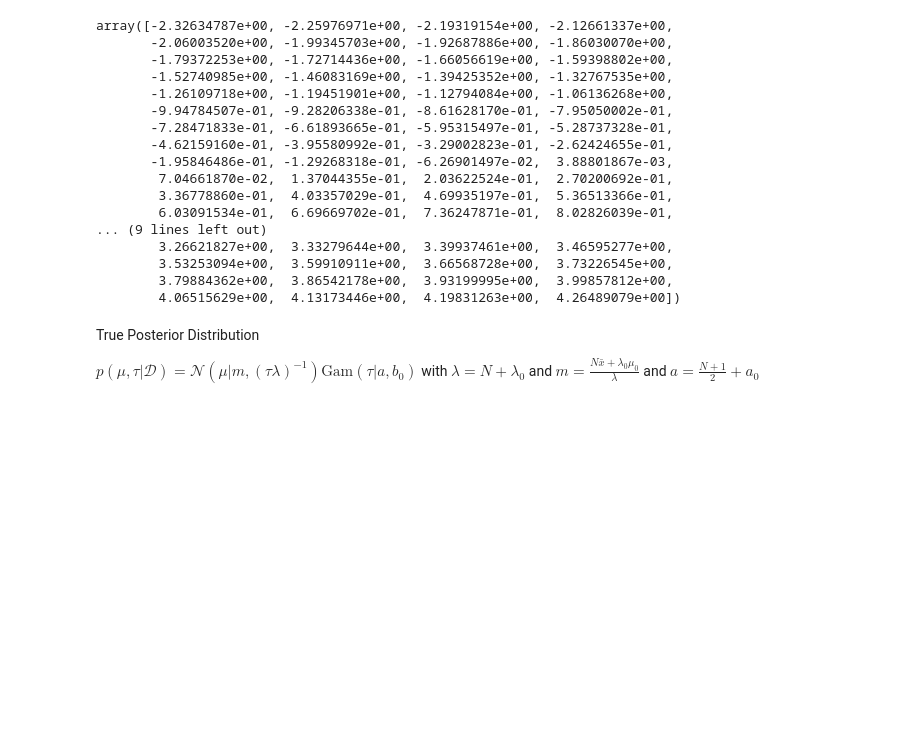
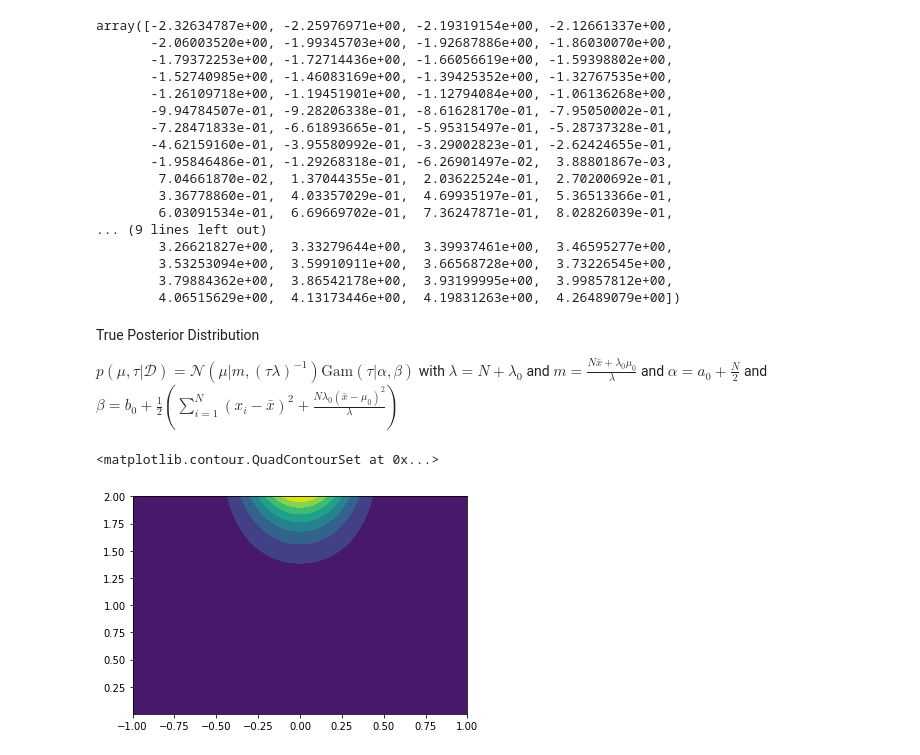
Before and after one commit to fweberling/Variational_Inference, a Jupyter notebook: factorizedVarationalApproximateDistribution.ipynb, the cells around one changed output. Drawn from its saved outputs; the diff is of its cells as text; code cells hidden in the pictures; blank space fills up the shorter version.

```diff
--- a/factorizedVarationalApproximateDistribution.ipynb
+++ b/factorizedVarationalApproximateDistribution.ipynb
@@ -68,5 +68,5 @@ array([-2.32634787e+00, -2.25976971e+00, -2.19319154e+00, -2.12661337e+00,
 # %% [markdown]
 True Posterior Distribution
 
-$p \left( \mu, \tau \rvert \mathcal{D} \right) = \mathcal{N}\left(\mu \rvert m, \left(\tau \lambda\right)^{-1} \right) \mathrm{Gam} \left(\tau \rvert a, b_0 \right)$ with $\lambda = N + \lambda_0 $ and $ m = \frac{N \bar{x}+ \lambda_0 \mu_0}{\lambda}$ and $a = \frac{N+1}{2} +a_0$
+$p \left( \mu, \tau \rvert \mathcal{D} \right) = \mathcal{N}\left(\mu \rvert m, \left(\tau \lambda\right)^{-1} \right) \mathrm{Gam} \left(\tau \rvert \alpha, \beta \right)$ with $\lambda = N + \lambda_0 $ and $ m = \frac{N \bar{x}+ \lambda_0 \mu_0}{\lambda}$ and $\alpha = a_0 + \frac{N}{2} $ and $\beta = b_0 + \frac{1}{2} \left( \sum_{i=1}^{N} \left(x_i - \bar{x} \right)^2 + \frac{N \lambda_0 \left( \bar{x} - \mu_0 \right)^2}{\lambda} \right)$
 # %%
@@ -95,3 +93,10 @@ true_posterior = norm.pdf(pos[:,:,0], loc = m, scale = 1 / np.sqrt(lmbda * pos[:
+# %%
+fig2 = plt.figure()
+ax2 = fig2.add_subplot(111)
+ax2.contourf(mu_Data, tau_Data, true_posterior)
+# %% [output]
+<matplotlib.contour.QuadContourSet at 0x...>
+[figure, added]
 # %%
 # Create a surface plot and projected filled contour plot under it.
 fig = plt.figure()
```
Also changed, not shown: parts of 3 cells of this notebook.
